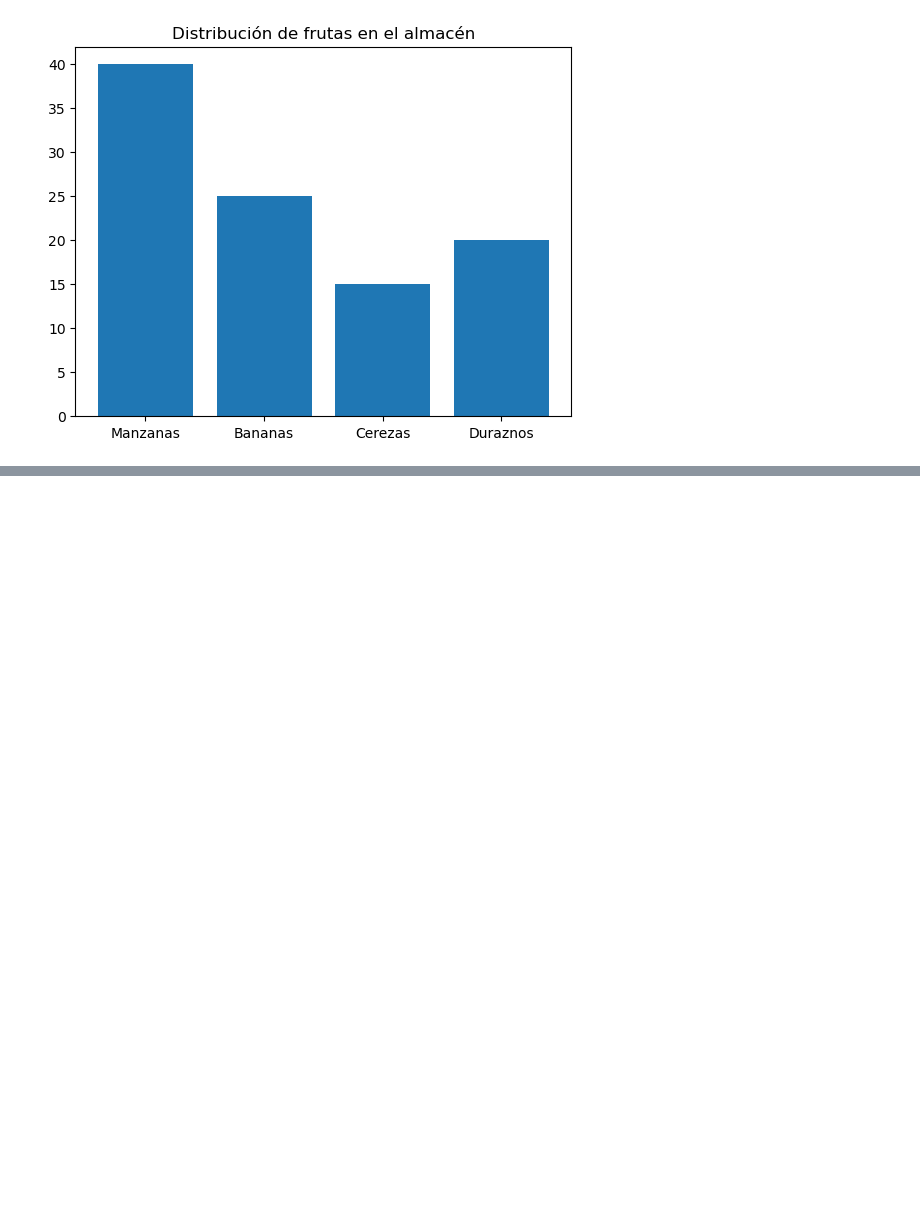
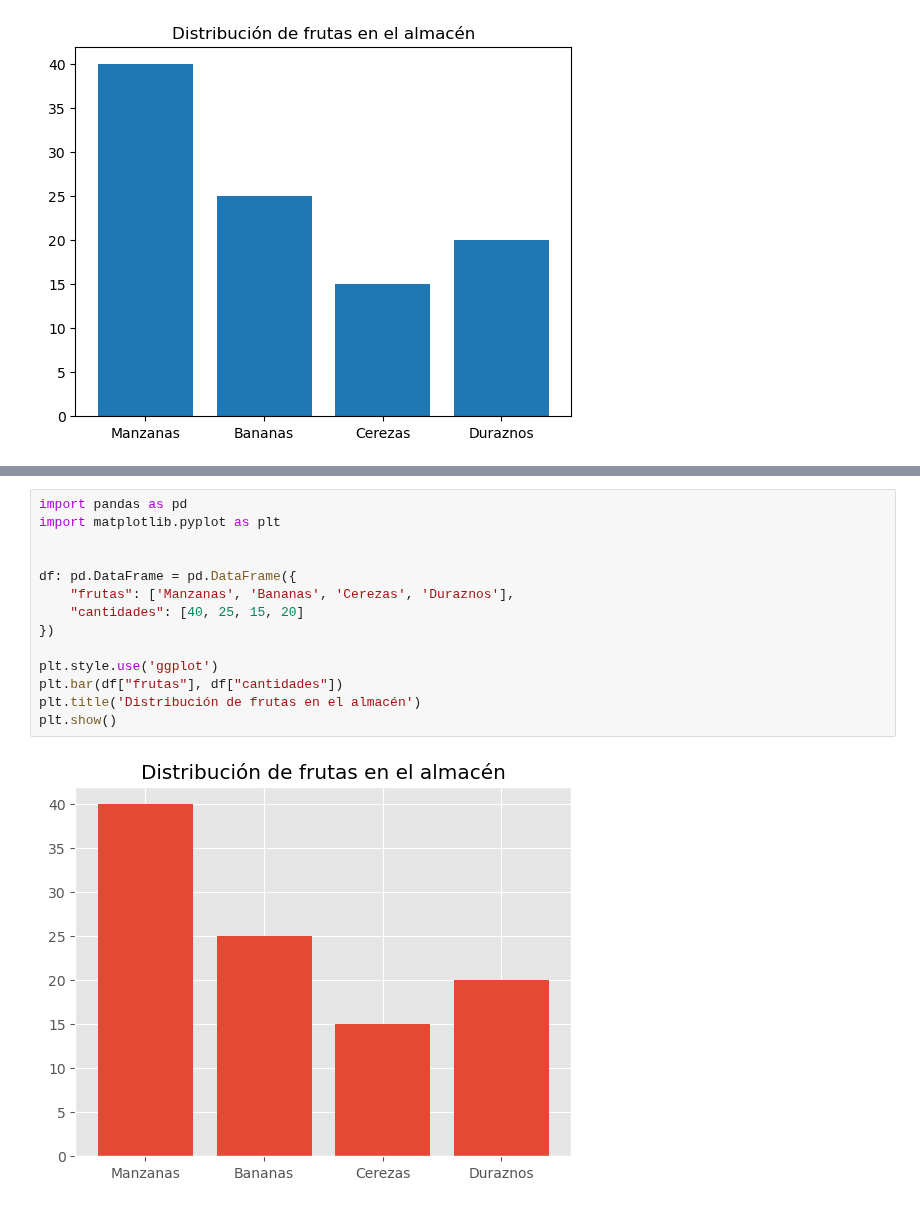
Before and after one commit to frgonzalezb/Udemy_Python_Total_DS_ML, a Jupyter notebook: 09_Matplotlib/Ejercicios/154_to_156.ipynb, the cells around one changed output, grey strips where cells are left out. Saved outputs shown, nothing was run; the diff lists cells and outputs as text; blank space fills up the shorter version.

Commit message:
Ejercicio de codificación 155: Estilo para tus Gráficos con Matplotlib 2

```diff
--- a/09_Matplotlib/Ejercicios/154_to_156.ipynb
+++ b/09_Matplotlib/Ejercicios/154_to_156.ipynb
@@ -27,0 +42,16 @@ plt.show()
+# %%
+import pandas as pd
+import matplotlib.pyplot as plt
+
+
+df: pd.DataFrame = pd.DataFrame({
+    "frutas": ['Manzanas', 'Bananas', 'Cerezas', 'Duraznos'],
+    "cantidades": [40, 25, 15, 20]
+})
+
+plt.style.use('ggplot')
+plt.bar(df["frutas"], df["cantidades"])
+plt.title('Distribución de frutas en el almacén')
+plt.show()
+# %% [output]
+[figure, added]
```
Also changed, not shown: parts of 1 cell of this notebook.
